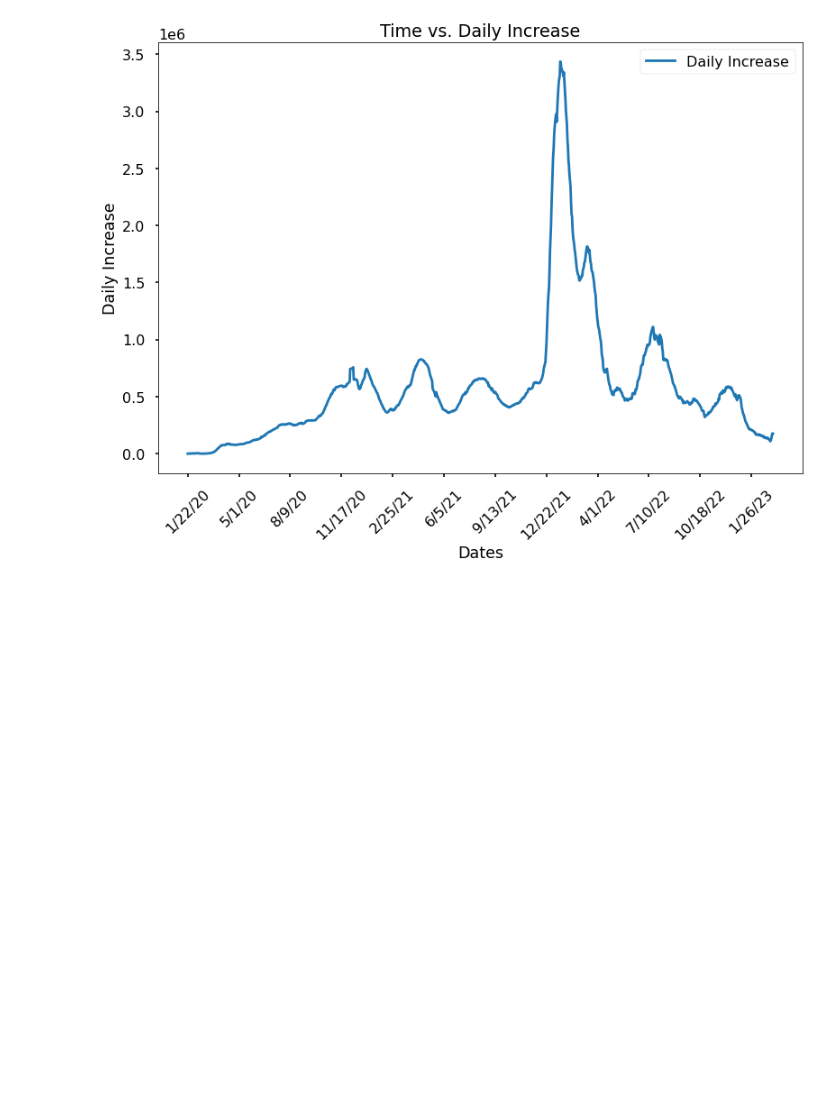
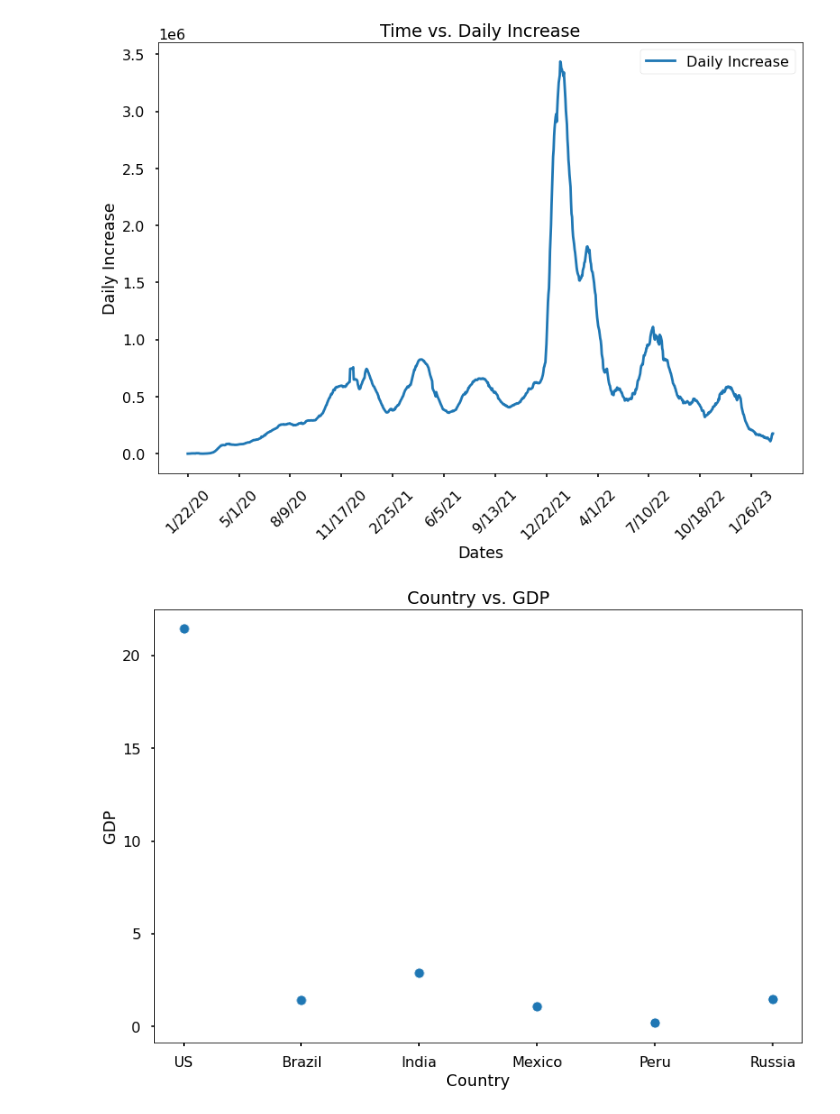
Before and after one commit to DanielPark0606/healthcare, a Jupyter notebook: healthcare.ipynb, the cells around one changed output. Drawn from its saved outputs; the diff is of its cells as text; code cells hidden in the pictures; blank space fills up the shorter version.

```diff
--- a/healthcare.ipynb
+++ b/healthcare.ipynb
@@ -128,3 +122,17 @@ for i in range(len(future_forcast)):
 
 future_forcast_dates = future_forcast_dates[-10:]
 future_forcast_avg = moving_average(future_forcast, window)
+# %%
+# Creating a sample DataFrame
+import seaborn as sns
+income_data = {'Country': ['US', 'Brazil', 'India', "Mexico", "Peru", "Russia"],
+        'GDP': [21.43, 1.45, 2.87, 1.08, .19, 1.48]}
+
+income_data = pd.DataFrame(income_data)
+sns.scatterplot(data = income_data, x = 'Country', y = 'GDP')
+plt.xlabel('Country')
+plt.ylabel('GDP')
+plt.title('Country vs. GDP')
+plt.show()
+# %% [output]
+[figure, added]
```
Also changed, not shown: parts of 2 cells of this notebook.
